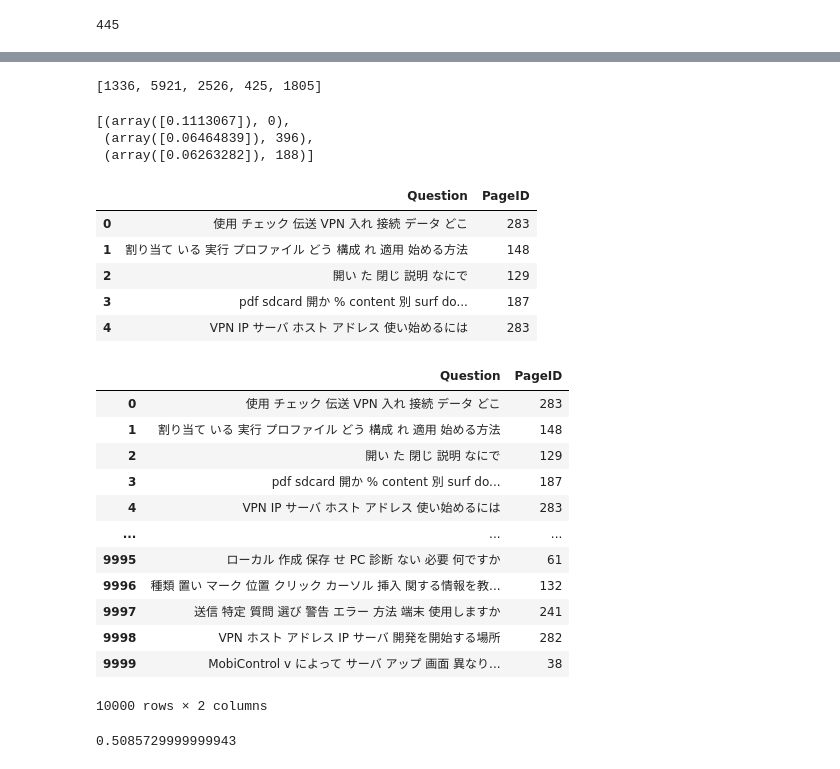
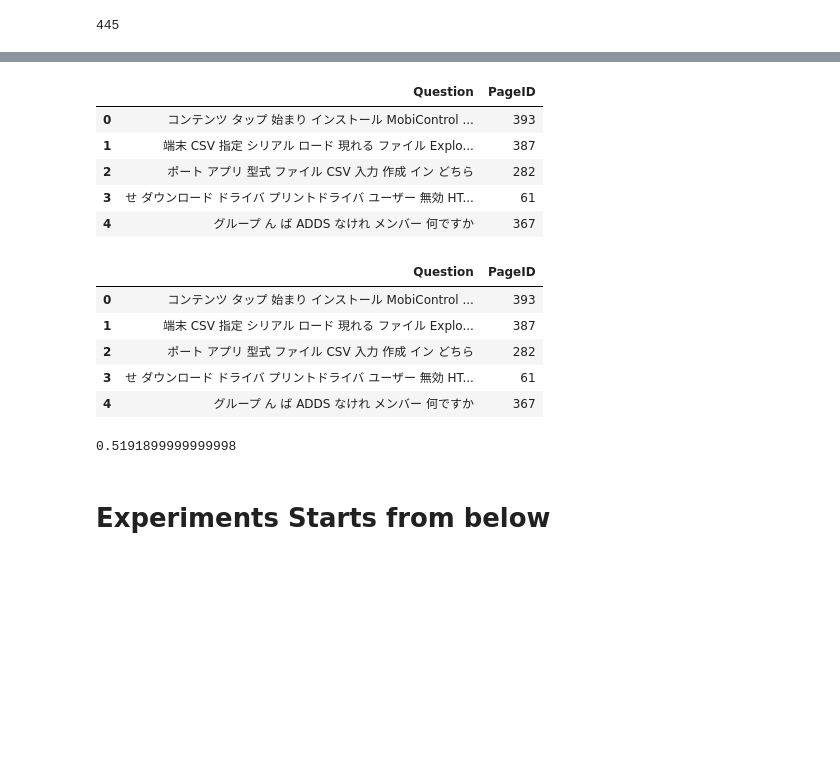
Before and after one commit to Iftekhar-mobin/AI-system, a Jupyter notebook: retrieval_Model/Answer Finder custom model.ipynb, the cells around one changed output, grey strips where cells are left out. Drawn from its saved outputs; the diff is of its cells as text; code cells hidden in the pictures; blank space fills up the shorter version.

```diff
--- a/retrieval_Model/Answer Finder custom model.ipynb
+++ b/retrieval_Model/Answer Finder custom model.ipynb
@@ -48,13 +48,13 @@ def custom_vectorizer(input_list):
                 break
     return collector
 # %%
-# text_vectors=[]
-# page_ids = []
-# for index, col in dataset.iterrows():
-#     text_vectors.append(custom_vectorizer(str(col['Data']).split()))
-#     page_ids.append(col['PageID'])
+text_vectors=[]
+page_ids = []
+for index, col in dataset.iterrows():
+    text_vectors.append(custom_vectorizer(str(col['Data']).split()))
+    page_ids.append(col['PageID'])
 
-# vector = list(zip(text_vectors, page_ids))
+vector = list(zip(text_vectors, page_ids))
 # %%
 import pickle
 
@@ -91,10 +70,0 @@ vector[432]
-# %%
-input_string = str('カスタマイザ タイトル サブタイトル 設定 順序 MobiControl').split()
-
-input_vector = list(set(input_string))
-#custom_vectorizer(input_string)
-
-query_vector = custom_vectorizer(input_vector)
-query_vector
-# %% [output]
-[1336, 5921, 2526, 425, 1805]
@@ -105,15 +71,3 @@ v = v.fit(text_collections)
-# %%
-X = v.transform(['カスタマイザ タイトル サブタイトル 設定 順序 MobiControl'])
-rank=[]
-for contents in text_collections:
-    Y = v.transform([contents])
-    rank.append(cosine_similarity(X, Y))
-flat = [x for sublist in rank for x in sublist]
-sorted(zip(flat, ids_list), reverse=True)[:3]
-# %% [output]
-[(array([0.1113067]), 0),
- (array([0.06464839]), 396),
- (array([0.06263282]), 188)]
 # %%
 import MeCab
 import re
@@ -208,27 +162,20 @@ questions_corpus = make_question(split_lines_corpus)
 questions_corpus.head()
 # %% [output]
 |  | Question | PageID |
-| 0 | 使用 チェック 伝送 VPN 入れ 接続 データ どこ | 283 |
-| 1 | 割り当て いる 実行 プロファイル どう 構成 れ 適用 始める方法 | 148 |
-| 2 | 開い た 閉じ 説明 なにで | 129 |
-| 3 | pdf sdcard 開か % content 別 surf do... | 187 |
-| 4 | VPN IP サーバ ホスト アドレス 使い始めるには | 283 |
+| 0 | コンテンツ タップ 始まり インストール MobiControl ... | 393 |
+| 1 | 端末 CSV 指定 シリアル ロード 現れる ファイル Explo... | 387 |
+| 2 | ポート アプリ 型式 ファイル CSV 入力 作成 イン どちら | 282 |
+| 3 | せ ダウンロード ドライバ プリントドライバ ユーザー 無効 HT... | 61 |
+| 4 | グループ ん ば ADDS なけれ メンバー 何ですか | 367 |
 # %%
-sample_size = 10000
+sample_size = 1000
 questions_samples = questions_corpus.head(int(sample_size))
 # %%
-questions_samples
+questions_samples.head()
 # %% [output]
 |  | Question | PageID |
-| 0 | 使用 チェック 伝送 VPN 入れ 接続 データ どこ | 283 |
-| 1 | 割り当て いる 実行 プロファイル どう 構成 れ 適用 始める方法 | 148 |
-| 2 | 開い た 閉じ 説明 なにで | 129 |
-| 3 | pdf sdcard 開か % content 別 surf do... | 187 |
-| 4 | VPN IP サーバ ホスト アドレス 使い始めるには | 283 |
-| ... | ... | ... |
-| 9995 | ローカル 作成 保存 せ PC 診断 ない 必要 何ですか | 61 |
-| 9996 | 種類 置い マーク 位置 クリック カーソル 挿入 関する情報を教... | 132 |
-| 9997 | 送信 特定 質問 選び 警告 エラー 方法 端末 使用しますか | 241 |
-| 9998 | VPN ホスト アドレス IP サーバ 開発を開始する場所 | 282 |
-| 9999 | MobiControl v によって サーバ アップ 画面 異なり... | 38 |
+| 0 | コンテンツ タップ 始まり インストール MobiControl ... | 393 |
+| 1 | 端末 CSV 指定 シリアル ロード 現れる ファイル Explo... | 387 |
+| 2 | ポート アプリ 型式 ファイル CSV 入力 作成 イン どちら | 282 |
+| 3 | せ ダウンロード ドライバ プリントドライバ ユーザー 無効 HT... | 61 |
+| 4 | グループ ん ば ADDS なけれ メンバー 何ですか | 367 |
-10000 rows × 2 columns
@@ -236,3 +341,8 @@ questions_samples
 from sklearn.feature_extraction.text import CountVectorizer
 from sklearn.metrics.pairwise import cosine_similarity
 vectorizer = CountVectorizer()
+
+ranks = get_score_details_record(dataset, questions_samples, vectorizer, vector)
+ranks
+# %% [output]
+0.5191899999999998
@@ -348,5 +349,2 @@ def rank_list_collection(result_collection):
-# %%
-ranks = get_score_details_record(dataset, questions_samples, vectorizer, vector, words_vector)
-ranks
-# %% [output]
-0.5085729999999943
+# %% [markdown]
+# Experiments Starts from below
```
Also changed, not shown: parts of 8 cells of this notebook.
